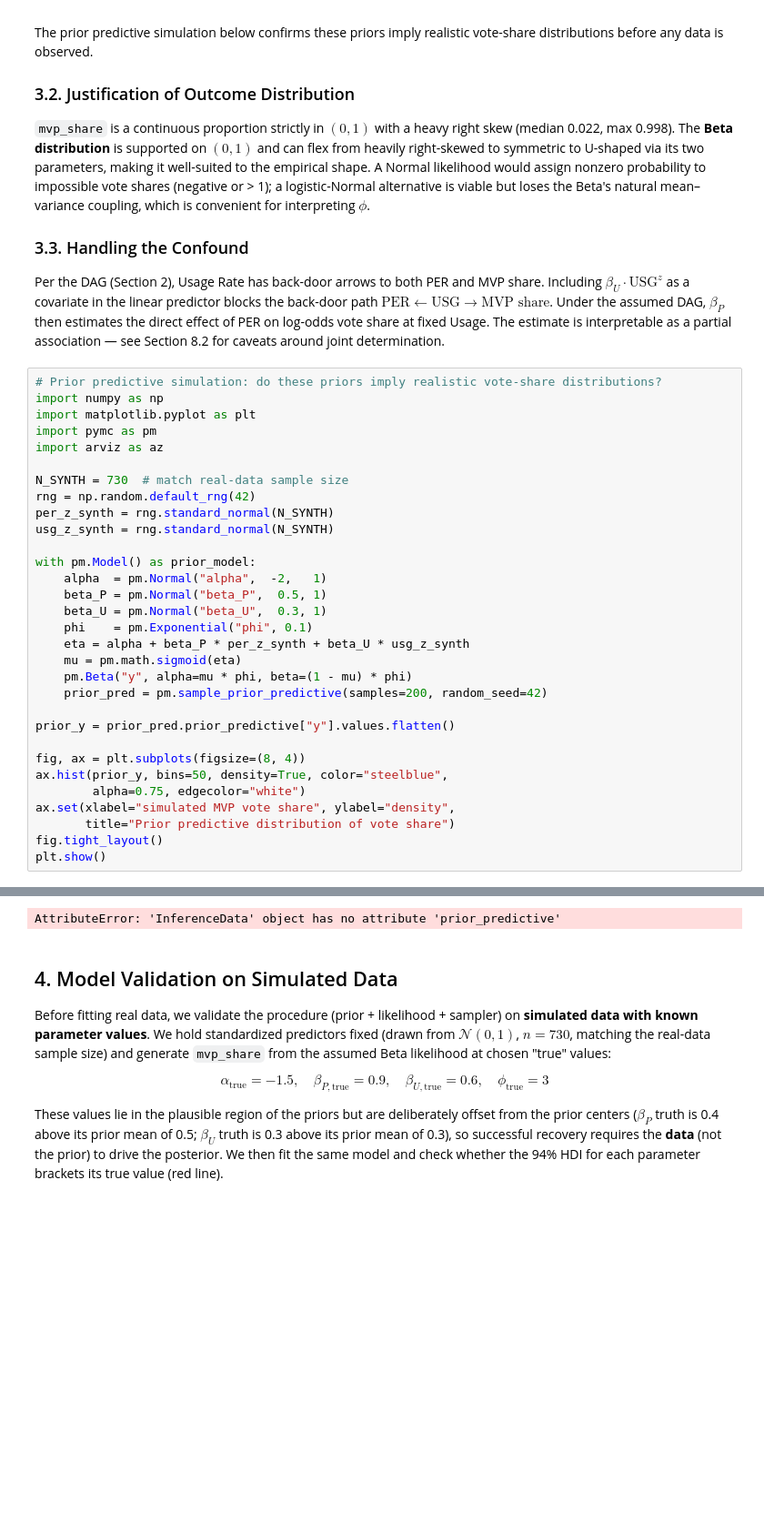
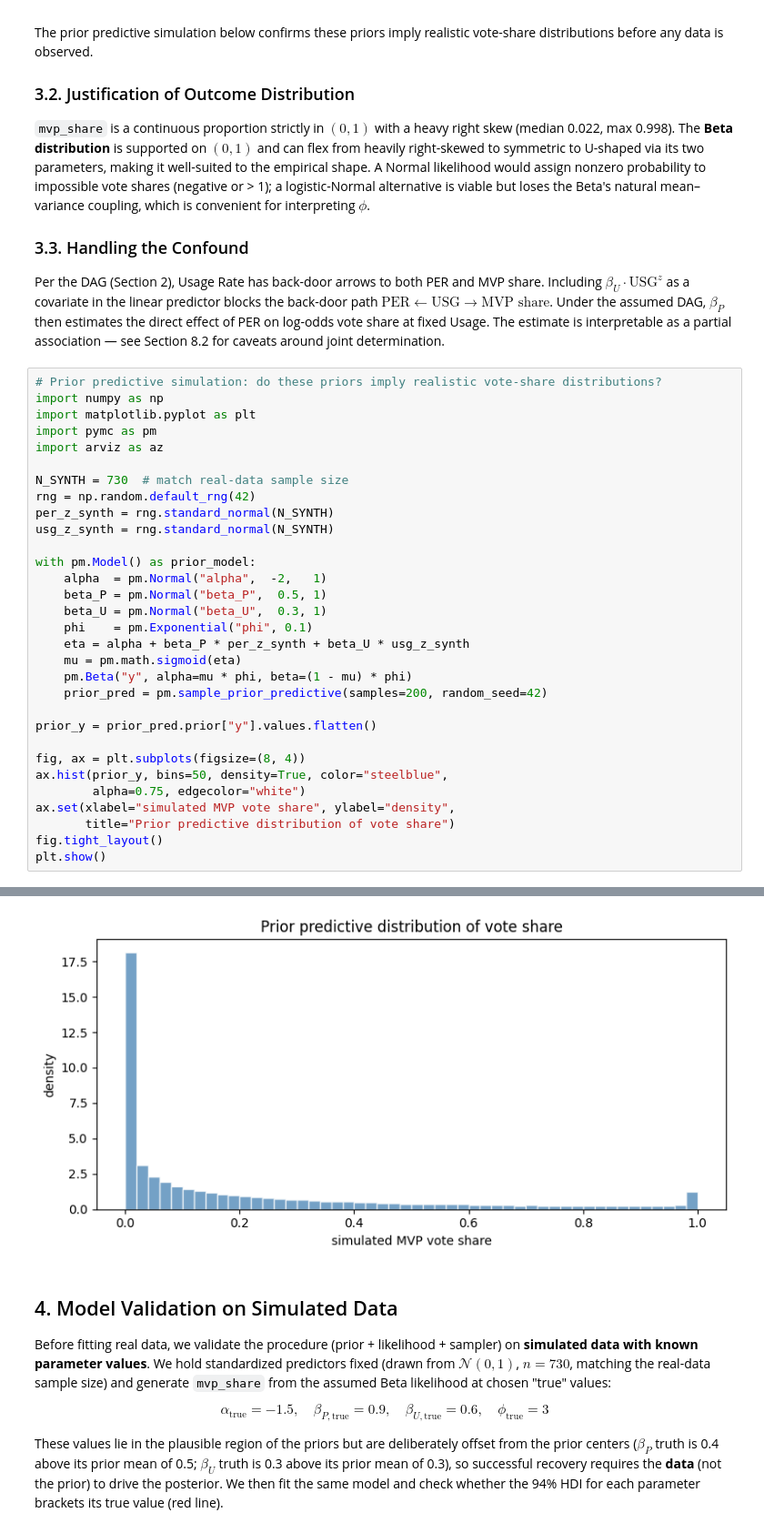
Before and after one commit to tsong28/nba-mvp-analysis, a Jupyter notebook: submission.ipynb, the cells around one changed output, grey strips where cells are left out. Shown at 91% size. Cells and saved outputs as stored; diff of their text form; blank space fills up the shorter version.

```diff
--- a/submission.ipynb
+++ b/submission.ipynb
@@ -92,7 +91,7 @@ with pm.Model() as prior_model:
     pm.Beta("y", alpha=mu * phi, beta=(1 - mu) * phi)
     prior_pred = pm.sample_prior_predictive(samples=200, random_seed=42)
 
-prior_y = prior_pred.prior_predictive["y"].values.flatten()
+prior_y = prior_pred.prior["y"].values.flatten()
 
 fig, ax = plt.subplots(figsize=(8, 4))
 ax.hist(prior_y, bins=50, density=True, color="steelblue",
@@ -107,5 +104,5 @@ WARNING (pytensor.configdefaults): g++ not detected!  PyTensor will be unable to
 Sampling: [alpha, beta_P, beta_U, phi, y]
-AttributeError: 'InferenceData' object has no attribute 'prior_predictive'
+[figure, added]
 # %% [markdown]
 ## 4. Model Validation on Simulated Data
 
```
Also changed, not shown: parts of 2 cells of this notebook.
